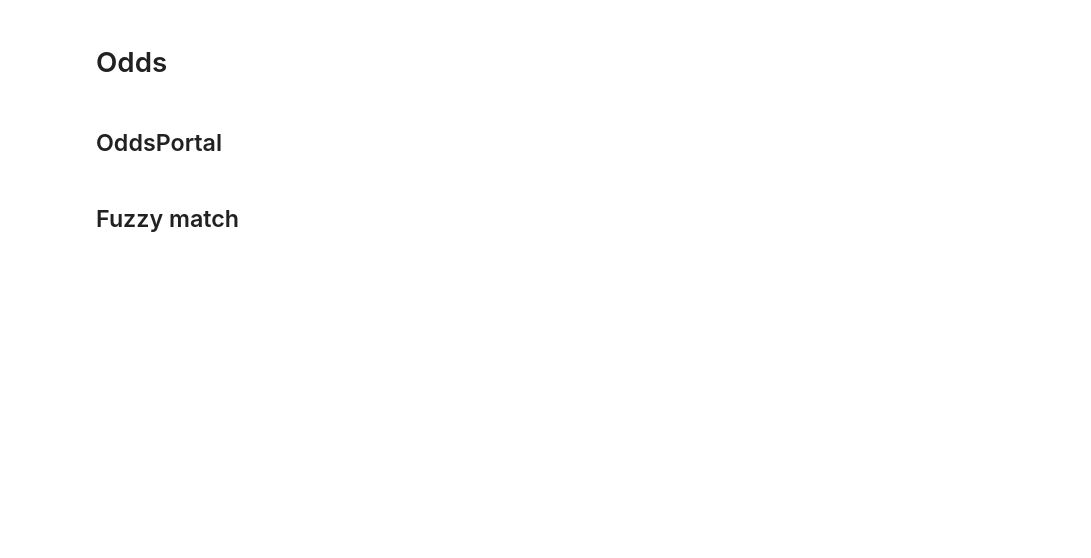
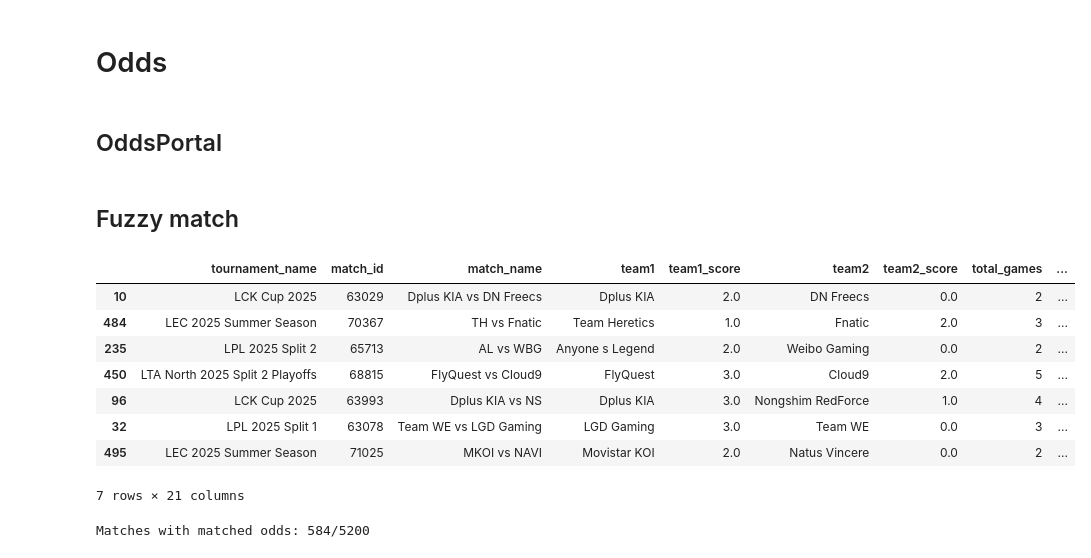
Before and after one commit to Admex666/TSDP, a Jupyter notebook: TipForge/esport-lol/ml.ipynb, the cells around one changed output. Cells and saved outputs as stored; diff of their text form; code cells hidden in the pictures; blank space fills up the shorter version.

```diff
--- a/TipForge/esport-lol/ml.ipynb
+++ b/TipForge/esport-lol/ml.ipynb
@@ -547,36 +603,52 @@ for team in odds_teams:
 # %%
 # Map team names
 
+import json
+
 with open("data/team_name_mapping.json", "r", encoding="utf-8") as f:
     team_mapping = json.load(f)
+
+df_odds_super = pd.read_csv('data/odds.csv')
 
 for i, row in df_odds_super.iterrows():
     df_odds_super.loc[i, 'team1'] = team_mapping[row['home_team']]['matched_team']
     df_odds_super.loc[i, 'team2'] = team_mapping[row['away_team']]['matched_team']
 
 
 # Matches mapping
 ## convert name and type
 df_odds_super.rename(columns={'Date': 'date'}, inplace=True)
 df_odds_super['date'] = pd.to_datetime(df_odds_super['date'])
 
 ## merge manually
 for i, row in df_odds_super.iterrows():
     home_op = row['team1']
     away_op = row['team2']
 
     rel_matches = matches[(matches.date < row['date'] + pd.Timedelta(days=1)) &
                           (matches.date > row['date'] - pd.Timedelta(days=1))]
     if rel_matches.shape[0] == 0:
         continue
     else:
         for j, match in rel_matches.iterrows():
             if home_op == match['team1'] and away_op == match['team2']:
                 matches.loc[j, 'team1_odds'] = row['home_odds']
                 matches.loc[j, 'team2_odds'] = row['away_odds']
             elif home_op == match['team2'] and away_op == match['team1']:
                 matches.loc[j, 'team1_odds'] = row['away_odds']
                 matches.loc[j, 'team2_odds'] = row['home_odds']
 
-display(matches.sample(7))
-print(f"Matches with matched odds: {len(matches[matches['team1_odds'].notna()])}/{len(matches)}")
+matches_o = matches[matches.team1_odds.notna()].reset_index(drop=True).copy()
+display(matches_o.sample(7))
+print(f"Matches with matched odds: {len(matches_o)}/{len(matches)}")
+# %% [output]
+|  | tournament_name | match_id | match_name | team1 | team1_score | team2 | team2_score | total_games | ... |
+| 10 | LCK Cup 2025 | 63029 | Dplus KIA vs DN Freecs | Dplus KIA | 2.0 | DN Freecs | 0.0 | 2 | ... |
+| 484 | LEC 2025 Summer Season | 70367 | TH vs Fnatic | Team Heretics | 1.0 | Fnatic | 2.0 | 3 | ... |
+| 235 | LPL 2025 Split 2 | 65713 | AL vs WBG | Anyone s Legend | 2.0 | Weibo Gaming | 0.0 | 2 | ... |
+| 450 | LTA North 2025 Split 2 Playoffs | 68815 | FlyQuest vs Cloud9 | FlyQuest | 3.0 | Cloud9 | 2.0 | 5 | ... |
+| 96 | LCK Cup 2025 | 63993 | Dplus KIA vs NS | Dplus KIA | 3.0 | Nongshim RedForce | 1.0 | 4 | ... |
+| 32 | LPL 2025 Split 1 | 63078 | Team WE vs LGD Gaming | LGD Gaming | 3.0 | Team WE | 0.0 | 3 | ... |
+| 495 | LEC 2025 Summer Season | 71025 | MKOI vs NAVI | Movistar KOI | 2.0 | Natus Vincere | 0.0 | 2 | ... |
+7 rows × 21 columns
+Matches with matched odds: 584/5200
```
Also changed, not shown: parts of 8 cells of this notebook.
